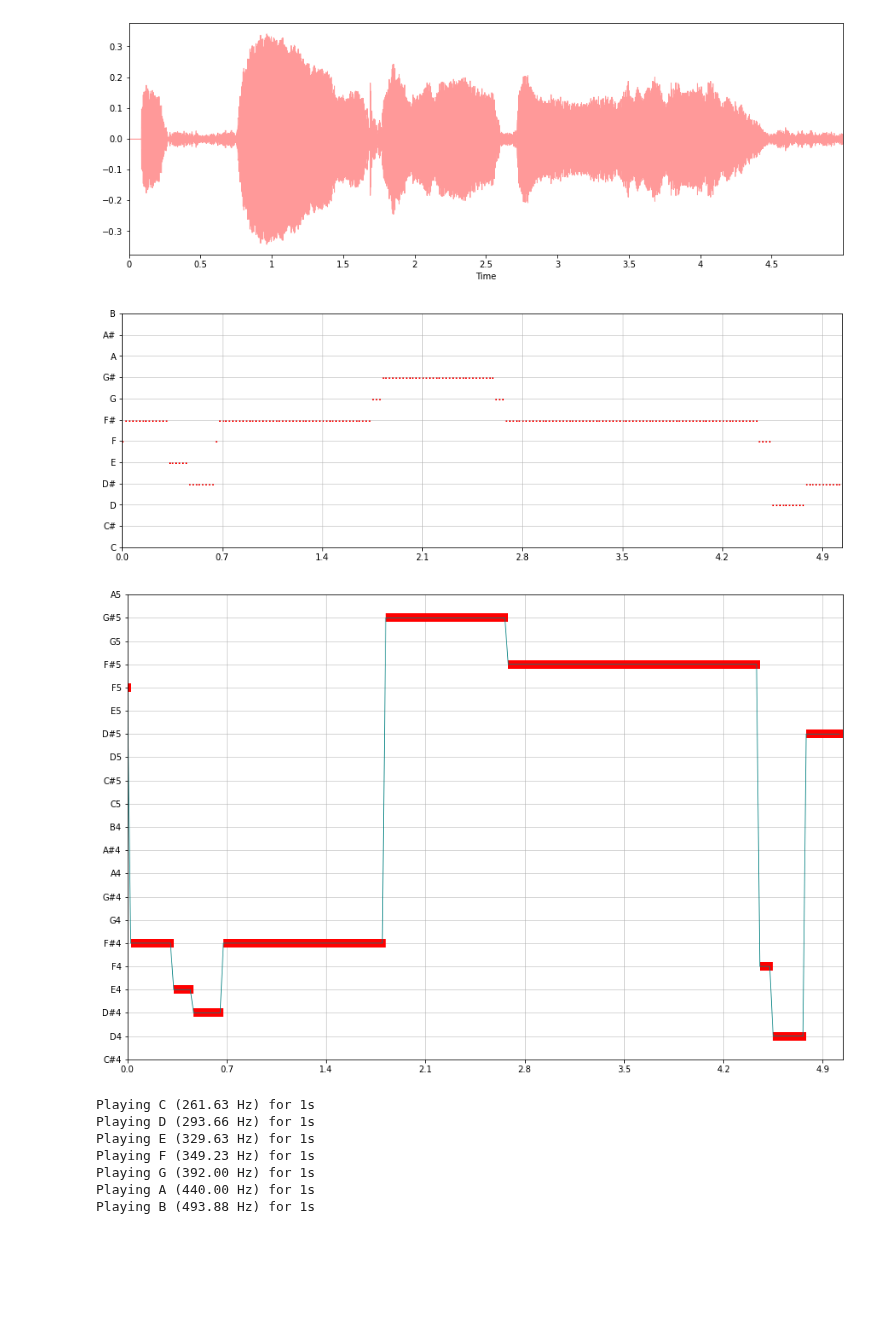
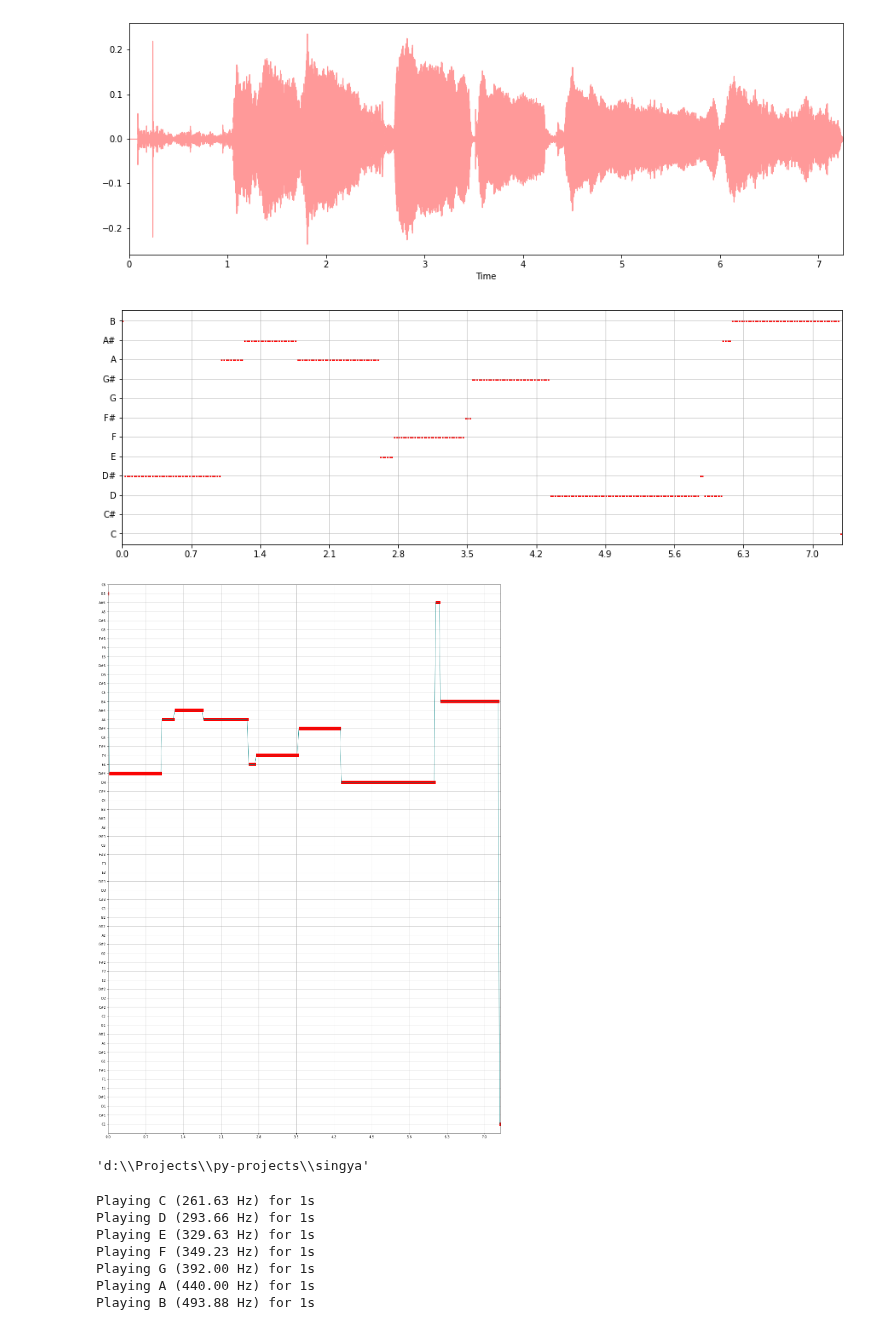
Before and after one commit to yanzhoupan/singya, a Jupyter notebook: singya.ipynb, the cells around one changed output. Saved outputs shown, nothing was run; the diff lists cells and outputs as text; code cells hidden in the pictures; blank space fills up the shorter version.

```diff
--- a/singya.ipynb
+++ b/singya.ipynb
@@ -2,13 +2,13 @@
 import numpy as np
 import IPython.display as ipd
 import pandas as pd
-import singya_util
+import util.Singya as Singya
 import os
 import IPython
 
 
-singya = singya_util.Singya()
-# singya.record_song()
+singya = Singya.Singya()
+singya.record_song()
 singya.load_song()
 singya.draw_wave()
 singya.draw_scatter()
@@ -21,3 +23,3 @@ notes:  ['G4', 'G4', 'D4', 'G3', 'F♯3', 'F♯3', 'F♯3', 'F♯3', 'F♯3', 'F
-[figure, old version]
+[figure, new version]
-[figure, old version]
+[figure, new version]
-[figure, old version]
+[figure, new version]
@@ -26,3 +26,8 @@ singya.play_recorded_song()
+# %%
+# singya.play_recorded_song()
+os.getcwd()
+# %% [output]
+'d:\\Projects\\py-projects\\singya'
 # %%
 # TOTO: play the detected notes
 import musicalbeeps
```
Also changed, not shown: parts of 2 cells of this notebook, 6 other files.
